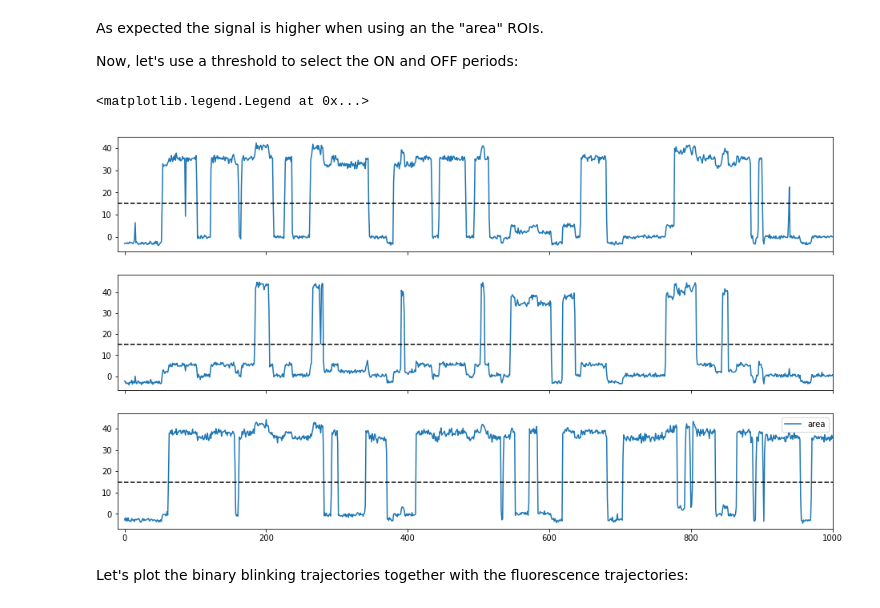
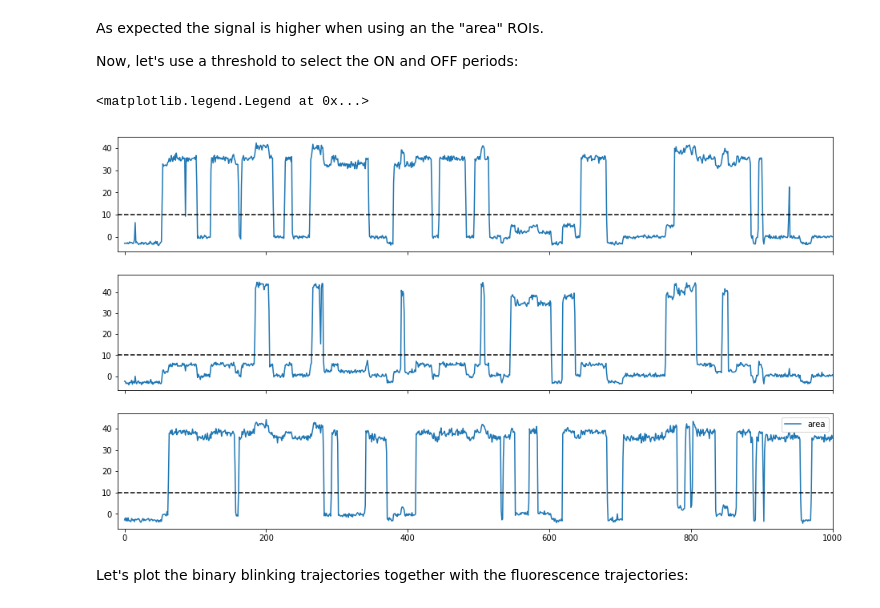
Before and after one commit to tritemio/Jupyter-Python-Workshop-STROBE-2018-02-26, a Jupyter notebook: Fluorescence Blinking Analysis.ipynb, the cells around one changed output. Saved outputs shown, nothing was run; the diff lists cells and outputs as text; code cells hidden in the pictures.

```diff
--- a/Fluorescence Blinking Analysis.ipynb
+++ b/Fluorescence Blinking Analysis.ipynb
@@ -393,18 +442,19 @@ As expected the signal is higher when using an the "area" ROIs.
 
 Now, let's use a threshold to select the ON and OFF periods:
 # %%
+th = 10
 ROIs = ROIs_area
 video = video_corr
 
 fig, AX = plt.subplots(len(ROIs), 1, figsize=(16, 3*len(ROIs)), sharex=True)
 for ax, roi in zip(AX, ROIs):
     ax.plot(video[:, roi].mean(1), label='area')
-    ax.axhline(15, ls='--', color='k')
+    ax.axhline(th, ls='--', color='k')
 ax.set_xlim(-10, 1000)
 plt.legend()
 # %% [output]
 <matplotlib.legend.Legend at 0x...>
-[figure, old version]
+[figure, new version]
 # %% [markdown]
 Let's plot the binary blinking trajectories together with the fluorescence trajectories:
 # %%
```
Also changed, not shown: parts of 36 cells of this notebook.
